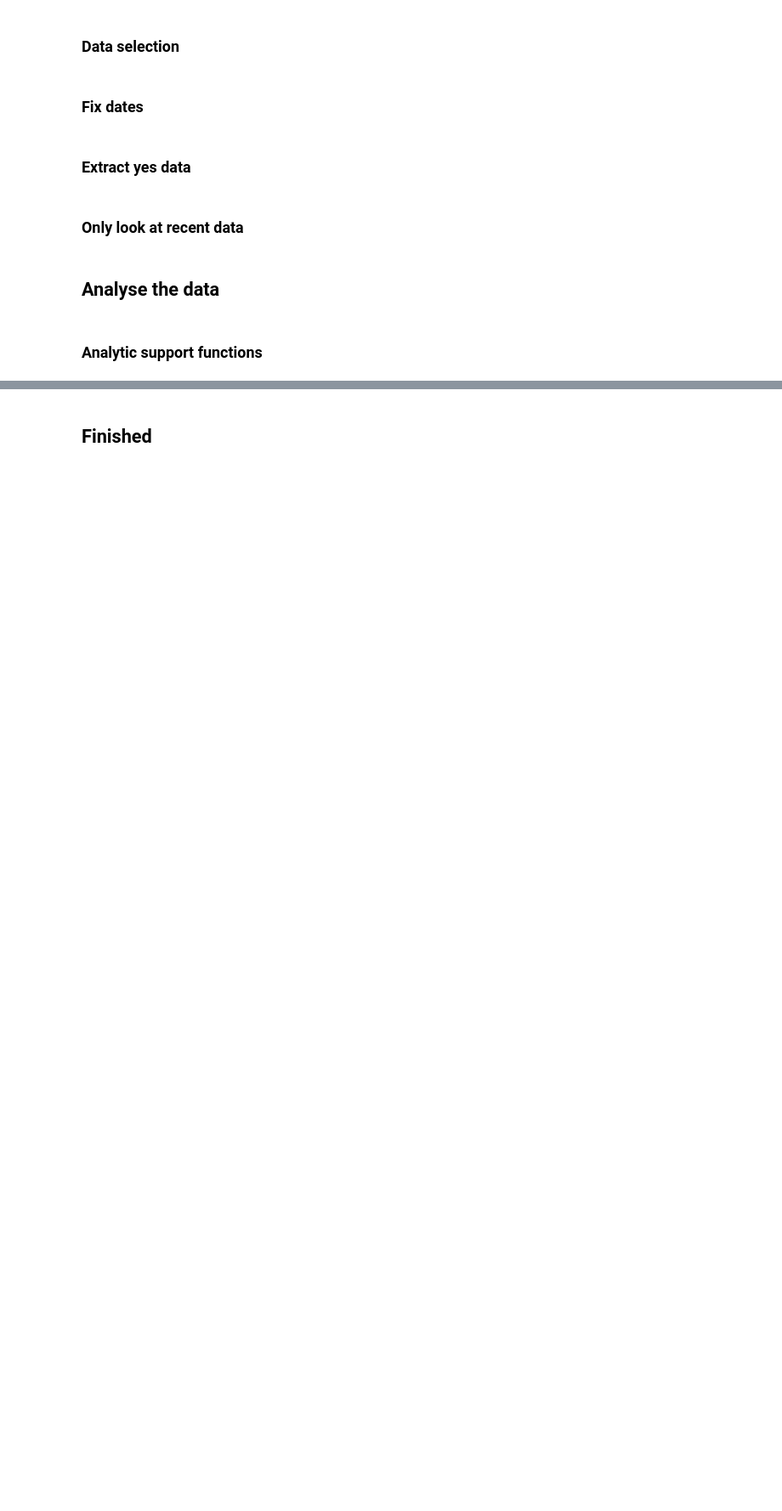
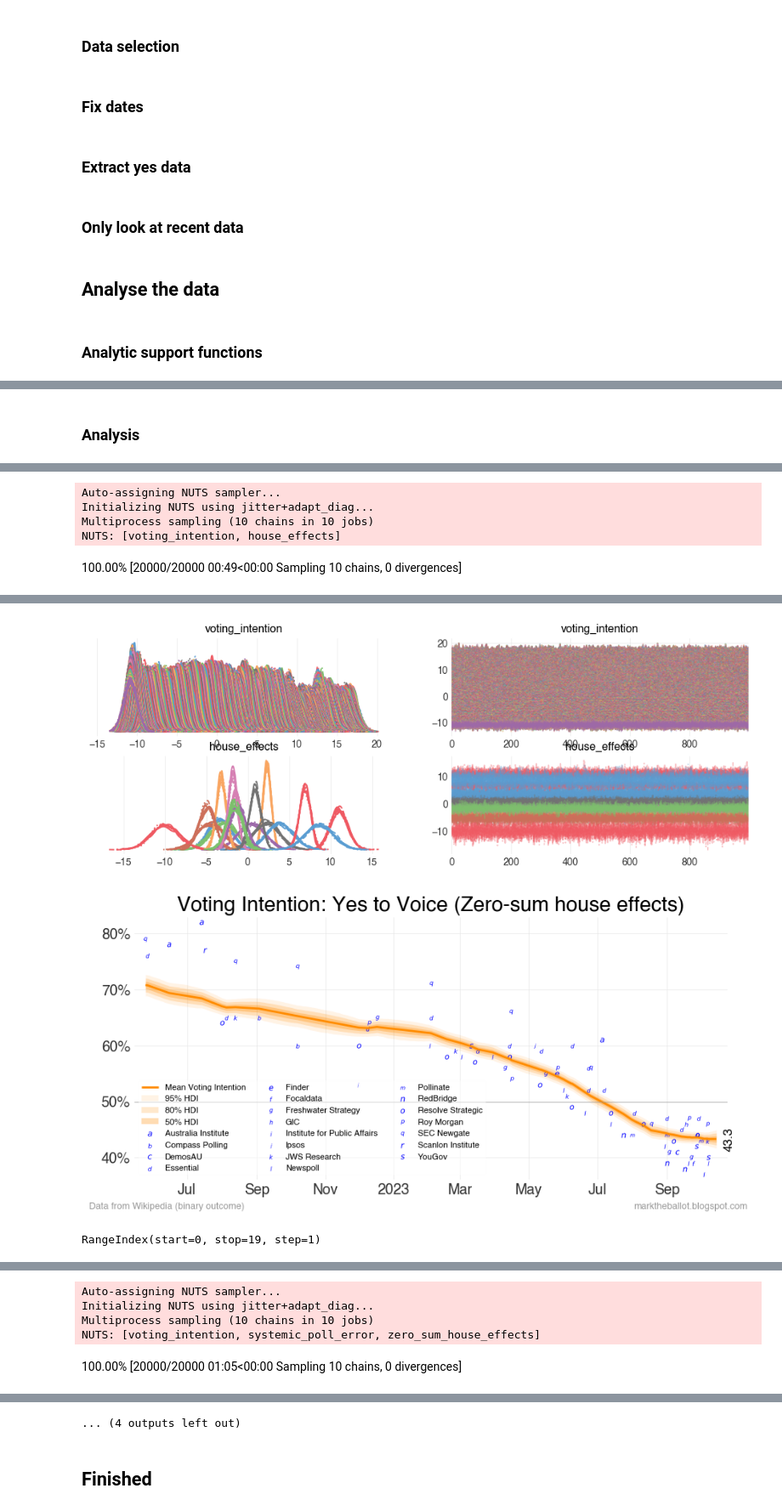
Before and after one commit to bpalmer4/Australian-Referendum-Voice-2023, a Jupyter notebook: notebooks/Australian-Referendum-Voice.ipynb, the cells around one changed output, grey strips where cells are left out. Shown at 85% size. Cells and saved outputs as stored; diff of their text form; code cells hidden in the pictures; blank space fills up the shorter version.

```diff
--- a/notebooks/Australian-Referendum-Voice.ipynb
+++ b/notebooks/Australian-Referendum-Voice.ipynb
@@ -196,7 +213,7 @@ def define_model(
     return model
 # %%
 def draw_samples(model):
-    N_CORES = 8
+    N_CORES = 10
     with model:
         trace = pm.sample(
             1000,
@@ -341,5 +304,5 @@ def plot_aggregation(
 
     lfooter = LFOOTER
     axes.legend(loc="lower left", ncol=3, fontsize="xx-small")
-    full_title = f"Gaussian Random Walk - {title} Voting Intention"
+    full_title = f"Voting Intention: {title}"
     common.plot_finalise(axes, title=full_title, lfooter=lfooter, concise_dates=True)
@@ -362,7 +309,7 @@ plot_aggregation(
 # %%
 def plot_house_effects(trace, brand_mapping, title, point_color, line_color):
     # get the relevant data
-    zshb = get_var_as_frame(trace, "house_bias")
+    zshb = get_var_as_frame(trace, "house_effects")
     print(zshb.columns)
     zshb.columns = zshb.columns.map(brand_mapping)
     zshb_summary = quants_and_mean(zshb, QUANTS)
@@ -389,8 +336,8 @@ def plot_house_effects(trace, brand_mapping, title, point_color, line_color):
         label="Mean estimate",
     )
     ax.tick_params(axis="y", labelsize="small")
-    ax.axvline(0, c='darkgrey')
+    ax.axvline(0, c="darkgrey", lw=1)
     xlabel = f"Percentage point bias to {title.split()[0]}"
-    full_title = f"Pollster House Effects - {title}"
+    full_title = f"House Effects - {title}"
     ax.legend(loc="best")
     common.plot_finalise(ax, title=full_title, xlabel=xlabel, lfooter=LFOOTER)
@@ -407,0 +373,52 @@ RangeIndex(start=0, stop=19, step=1)
+# %% [markdown]
+### Analysis
+# %%
+analytic_frame = (
+    # [anchor, tag,]
+    [
+        None,
+        "Zero-sum",
+    ],
+    [
+        OFFSET_RESULT,
+        "Result-anchored",
+    ],
+)
+
+for anchor, tag in analytic_frame:
+    model = define_model(
+        n_firms,
+        n_days,
+        poll_day,
+        poll_firm,
+        zero_centered_y,
+        measurement_error_sd,
+        right_anchor=anchor,
+    )
+
+    gv = pm.model_to_graphviz(model)
+    gv.render(format="png", filename=f"model-graphviz-{tag}")
+    display(gv)
+
+    trace, summary = draw_samples(model)
+
+    plot_aggregation(
+        trace,
+        recent_data,
+        "Yes",
+        day_zero,
+        n_days,
+        centre_offset,
+        "blue",
+        "darkorange",
+        f"Yes to Voice ({tag} house effects)",
+    )
+
+    plot_house_effects(
+        trace,
+        brand_mapping=firm_map,
+        title=f"Yes to Voice ({tag} house effects)",
+        point_color="blue",
+        line_color="darkorange",
+    )
+# %% [output]
@@ -407,0 +426,5 @@ RangeIndex(start=0, stop=19, step=1)
+Auto-assigning NUTS sampler...
+Initializing NUTS using jitter+adapt_diag...
+Multiprocess sampling (10 chains in 10 jobs)
+NUTS: [voting_intention, house_effects]
+100.00% [20000/20000 00:49<00:00 Sampling 10 chains, 0 divergences]
@@ -407,0 +432,3 @@ RangeIndex(start=0, stop=19, step=1)
+[figure, added]
+[figure, added]
+RangeIndex(start=0, stop=19, step=1)
@@ -407,0 +437,5 @@ RangeIndex(start=0, stop=19, step=1)
+Auto-assigning NUTS sampler...
+Initializing NUTS using jitter+adapt_diag...
+Multiprocess sampling (10 chains in 10 jobs)
+NUTS: [voting_intention, systemic_poll_error, zero_sum_house_effects]
+100.00% [20000/20000 01:05<00:00 Sampling 10 chains, 0 divergences]
@@ -408,3 +444,4 @@ RangeIndex(start=0, stop=19, step=1)
+... (4 outputs left out)
 # %% [markdown]
 ## Finished
 # %%
```
Also changed, not shown: parts of 13 cells of this notebook.
